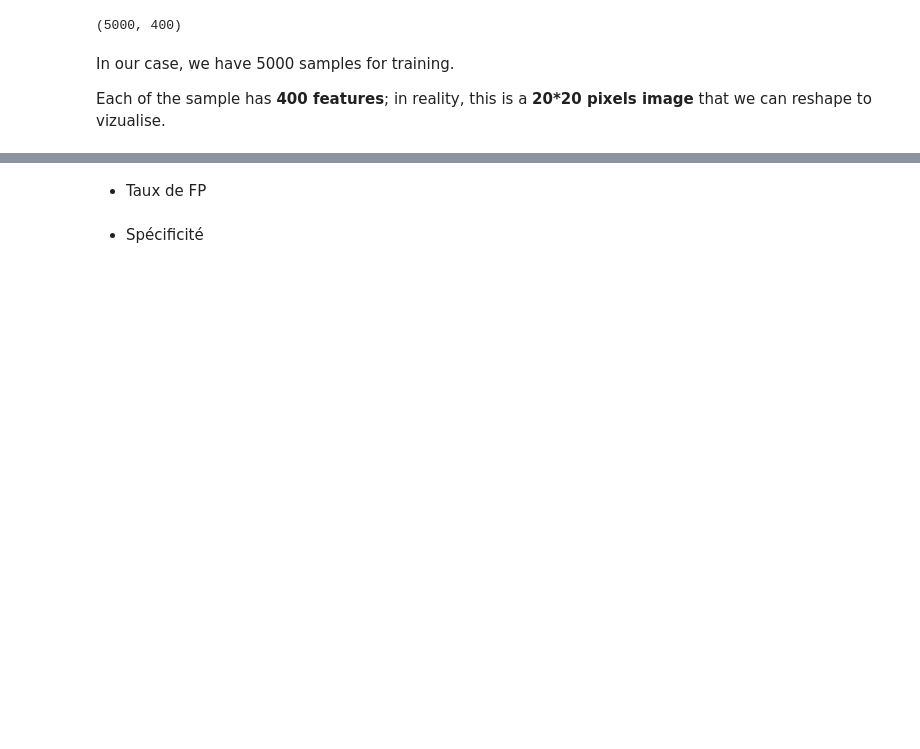
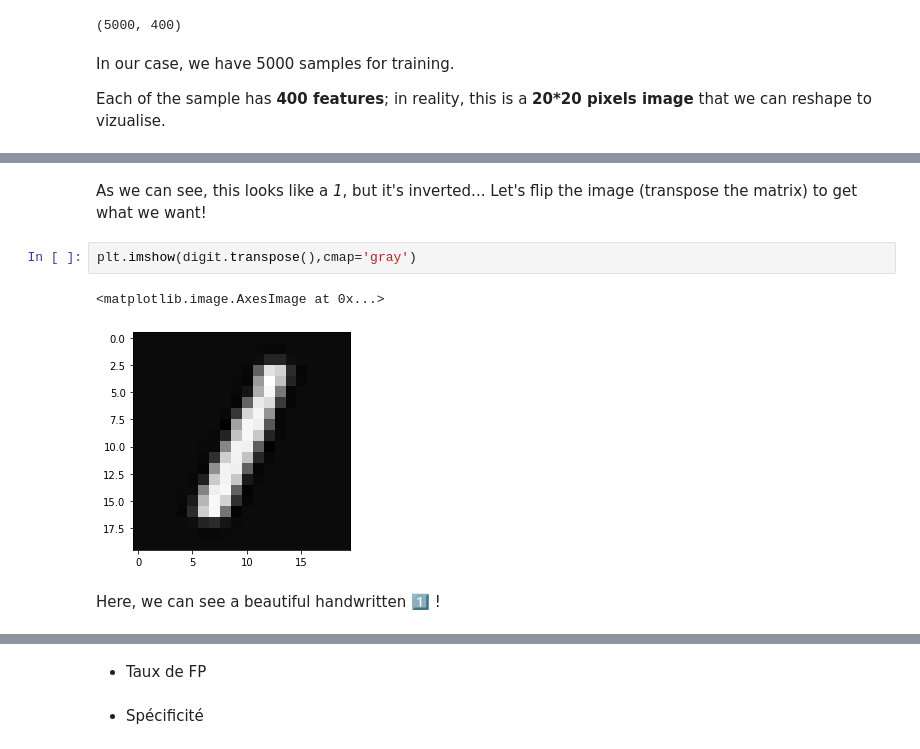
Before and after one commit to kawaremu/MLFromScratch, a Jupyter notebook: Mesures de performance.ipynb, the cells around one changed output, grey strips where cells are left out. Drawn from its saved outputs; the diff is of its cells as text; blank space fills up the shorter version.

```diff
--- a/Mesures de performance.ipynb
+++ b/Mesures de performance.ipynb
@@ -249,0 +274,10 @@ Each of the sample has **400 features**; in reality, this is a **20*20 pixels im
+# %% [markdown]
+As we can see, this looks like a *1*, but it's inverted...
+Let's flip the image (transpose the matrix)  to get what we want!
+# %%
+plt.imshow(digit.transpose(),cmap='gray')
+# %% [output]
+<matplotlib.image.AxesImage at 0x...>
+[figure, added]
+# %% [markdown]
+Here, we can see a beautiful handwritten 1️⃣ !
```
Also changed, not shown: parts of 23 cells of this notebook.
